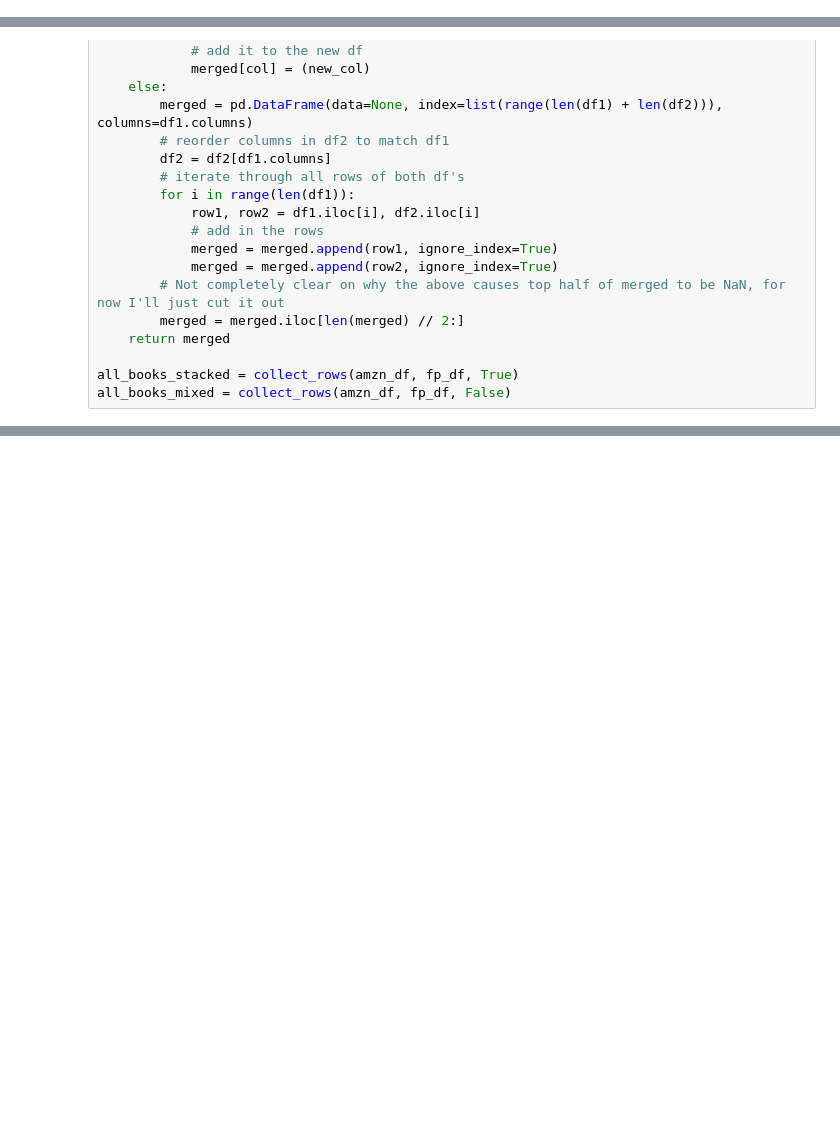
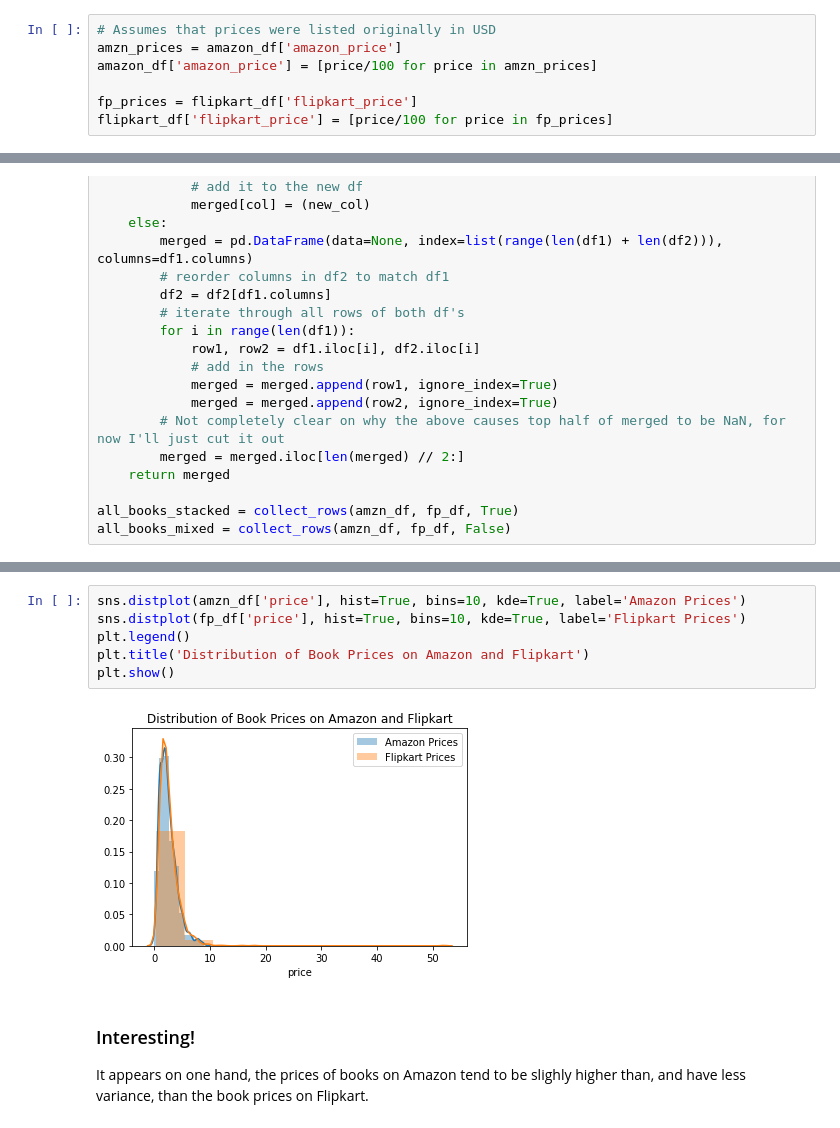
Before and after one commit to UPstartDeveloper/bookstore-classifier, a Jupyter notebook: classifications.ipynb, the cells around one changed output, grey strips where cells are left out. Saved outputs shown, nothing was run; the diff lists cells and outputs as text; blank space fills up the shorter version.

Commit message:
Plot distribution of prices.

```diff
--- a/classifications.ipynb
+++ b/classifications.ipynb
@@ -58,3 +61,10 @@ Several problems with the data have been identified, as it pertains to this anal
+# %%
+# Assumes that prices were listed originally in USD
+amzn_prices = amazon_df['amazon_price']
+amazon_df['amazon_price'] = [price/100 for price in amzn_prices]
+
+fp_prices = flipkart_df['flipkart_price']
+flipkart_df['flipkart_price'] = [price/100 for price in fp_prices]
 # %% [markdown]
 ### Making Column Names Consistent
 # %%
@@ -239,0 +258,11 @@ all_books_mixed = collect_rows(amzn_df, fp_df, False)
+# %%
+sns.distplot(amzn_df['price'], hist=True, bins=10, kde=True, label='Amazon Prices')
+sns.distplot(fp_df['price'], hist=True, bins=10, kde=True, label='Flipkart Prices')
+plt.legend()
+plt.title('Distribution of Book Prices on Amazon and Flipkart')
+plt.show()
+# %% [output]
+[figure, added]
+# %% [markdown]
+### Interesting!
+It appears on one hand, the prices of books on Amazon tend to be slighly higher than, and have less variance, than the book prices on Flipkart.
```
Also changed, not shown: parts of 8 cells of this notebook.
